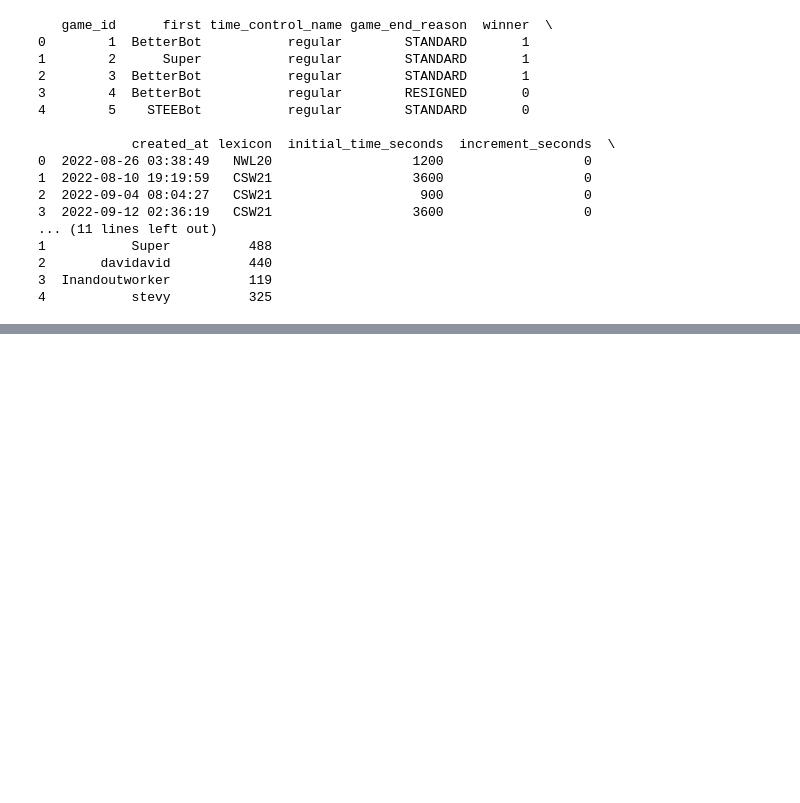
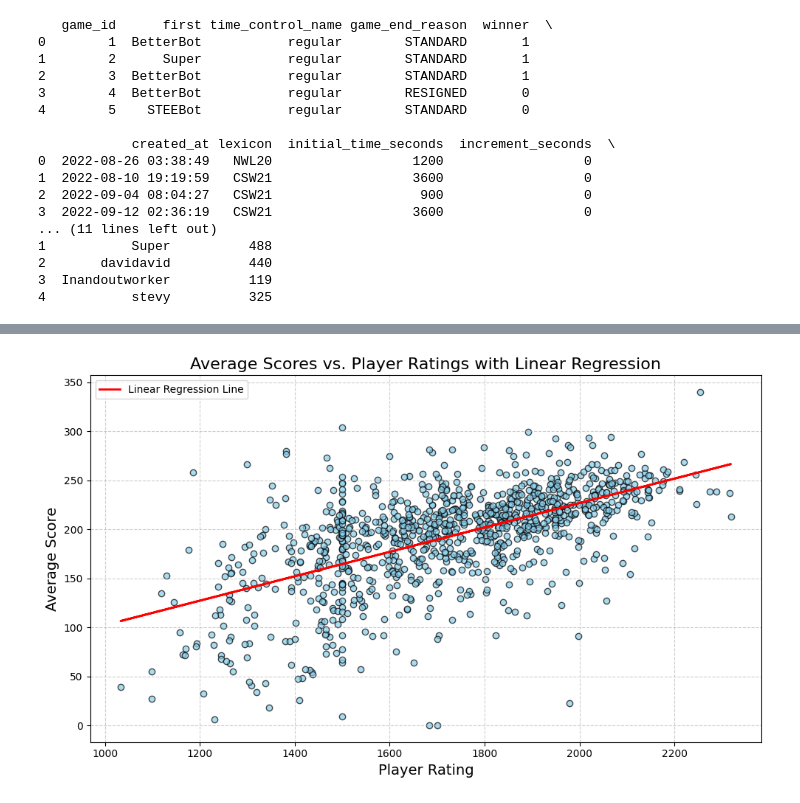
Before and after one commit to AmlMu/ScrabbleExercise, a Jupyter notebook: EDA.ipynb, the cells around one changed output, grey strips where cells are left out. Drawn from its saved outputs; the diff is of its cells as text; code cells hidden in the pictures; blank space fills up the shorter version.

Commit message:
more graphs

```diff
--- a/EDA.ipynb
+++ b/EDA.ipynb
@@ -399,0 +365,51 @@ plt.show()
+# %%
+# Load the necessary files
+turns_df = pd.read_csv('scrabble-player-rating/turns.csv')
+train_df = pd.read_csv('scrabble-player-rating/train.csv')
+
+# Define the set of bot names
+bot_names = {'BetterBot', 'STEEBot', 'HastyBot'}
+
+# Filter out bot nicknames
+player_turns = turns_df[~turns_df['nickname'].isin(bot_names)]
+
+# Compute the average score for each player
+average_scores = player_turns.groupby('nickname')['score'].mean().reset_index()
+average_scores = average_scores.rename(columns={'score': 'average_score'})
+
+# Remove duplicates and extract ratings from train.csv
+player_ratings = train_df.drop_duplicates('nickname')[['nickname', 'rating']]
+
+# Merge average scores with ratings
+player_data = pd.merge(average_scores, player_ratings, on='nickname', how='inner')
+
+# Prepare data for linear regression
+X = player_data[['rating']]  # Independent variable (player ratings)
+y = player_data['average_score']  # Dependent variable (average scores)
+
+# Fit the linear regression model
+model = LinearRegression()
+model.fit(X, y)
+
+# Predict the values from the model
+y_pred = model.predict(X)
+
+# Plot average scores vs. ratings
+plt.figure(figsize=(10, 6))
+plt.scatter(player_data['rating'], player_data['average_score'], alpha=0.7, color='skyblue', edgecolor='black')
+
+# Plot the regression line
+plt.plot(player_data['rating'], y_pred, color='red', linewidth=2, label='Linear Regression Line')
+
+# Title and labels
+plt.title('Average Scores vs. Player Ratings with Linear Regression', fontsize=16)
+plt.xlabel('Player Rating', fontsize=14)
+plt.ylabel('Average Score', fontsize=14)
+plt.grid(True, linestyle='--', alpha=0.6)
+plt.legend()
+
+# Display the plot
+plt.tight_layout()
+plt.show()
+# %% [output]
+[figure, added]
```
Also changed, not shown: parts of 3 cells of this notebook.
